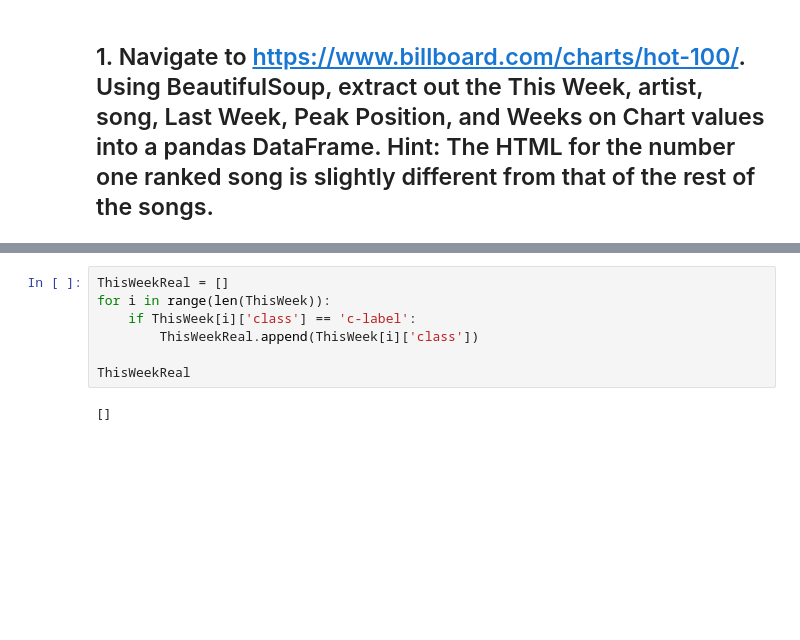
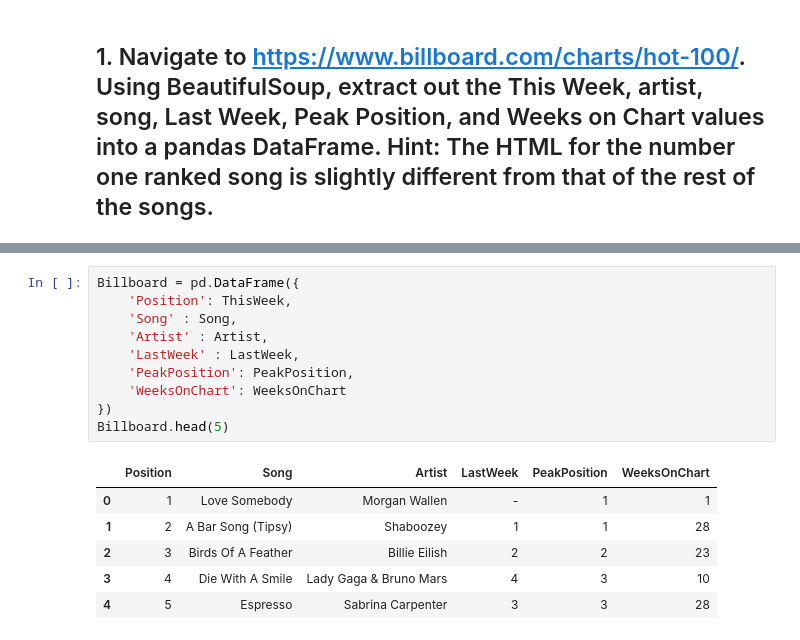
Before and after one commit to nss-data-science-cohort-8/webscraping-ThomasDavis4757, a Jupyter notebook: Webscraping_practice.ipynb, the cells around one changed output, grey strips where cells are left out. Saved outputs shown, nothing was run; the diff lists cells and outputs as text; blank space fills up the shorter version.

```diff
--- a/Webscraping_practice.ipynb
+++ b/Webscraping_practice.ipynb
@@ -193,9 +217,17 @@ ThisWeek
 # %%
-ThisWeekReal = []
-for i in range(len(ThisWeek)):
-    if ThisWeek[i]['class'] == 'c-label':
-        ThisWeekReal.append(ThisWeek[i]['class'])
-
-ThisWeekReal
+Billboard = pd.DataFrame({
+    'Position': ThisWeek,
+    'Song' : Song,
+    'Artist' : Artist,
+    'LastWeek' : LastWeek,
+    'PeakPosition': PeakPosition,
+    'WeeksOnChart': WeeksOnChart
+})
+Billboard.head(5)
 # %% [output]
-[]
+|  | Position | Song | Artist | LastWeek | PeakPosition | WeeksOnChart |
+| 0 | 1 | Love Somebody | Morgan Wallen | - | 1 | 1 |
+| 1 | 2 | A Bar Song (Tipsy) | Shaboozey | 1 | 1 | 28 |
+| 2 | 3 | Birds Of A Feather | Billie Eilish | 2 | 2 | 23 |
+| 3 | 4 | Die With A Smile | Lady Gaga & Bruno Mars | 4 | 3 | 10 |
+| 4 | 5 | Espresso | Sabrina Carpenter | 3 | 3 | 28 |
```
Also changed, not shown: parts of 9 cells of this notebook.
